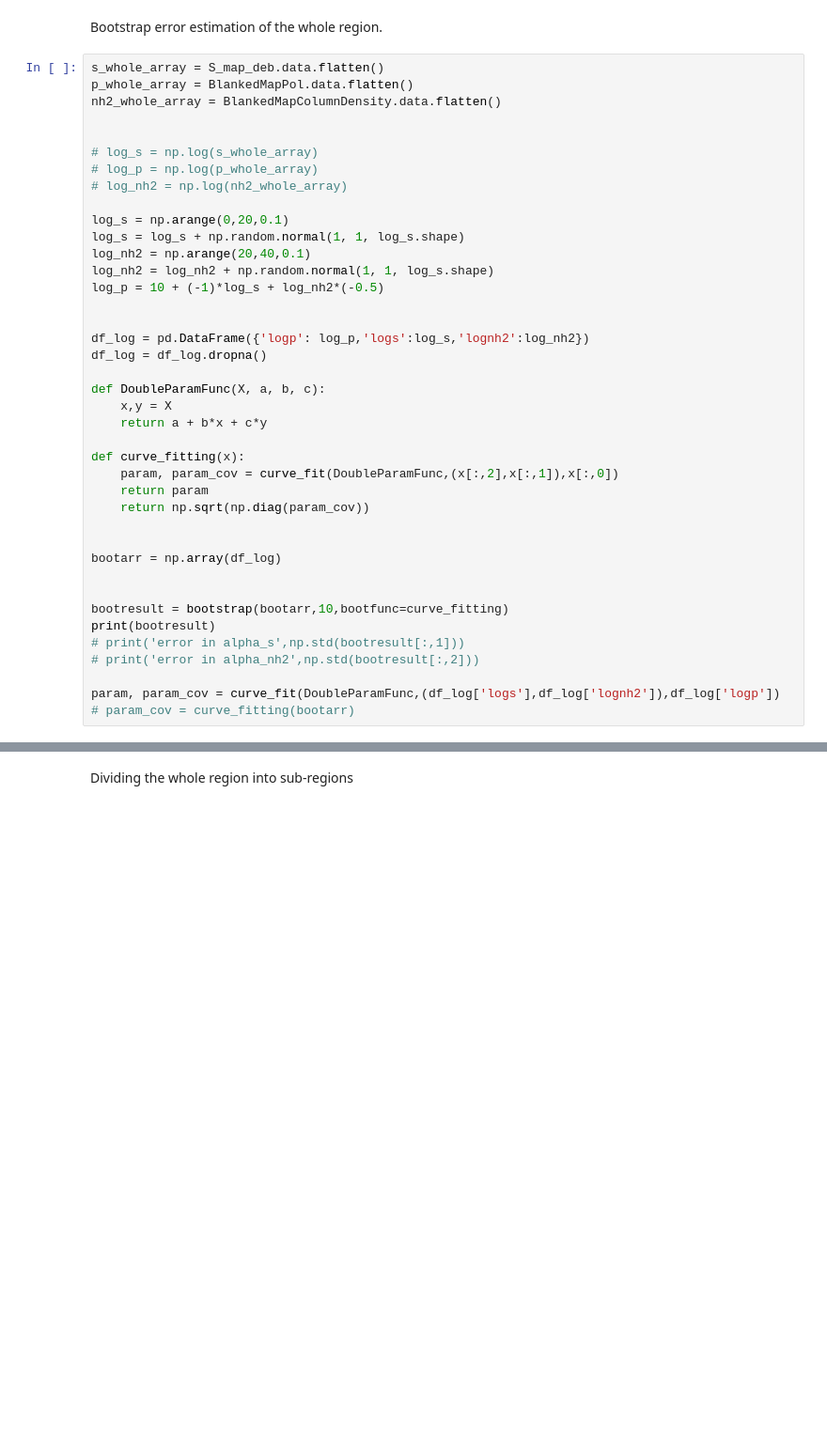
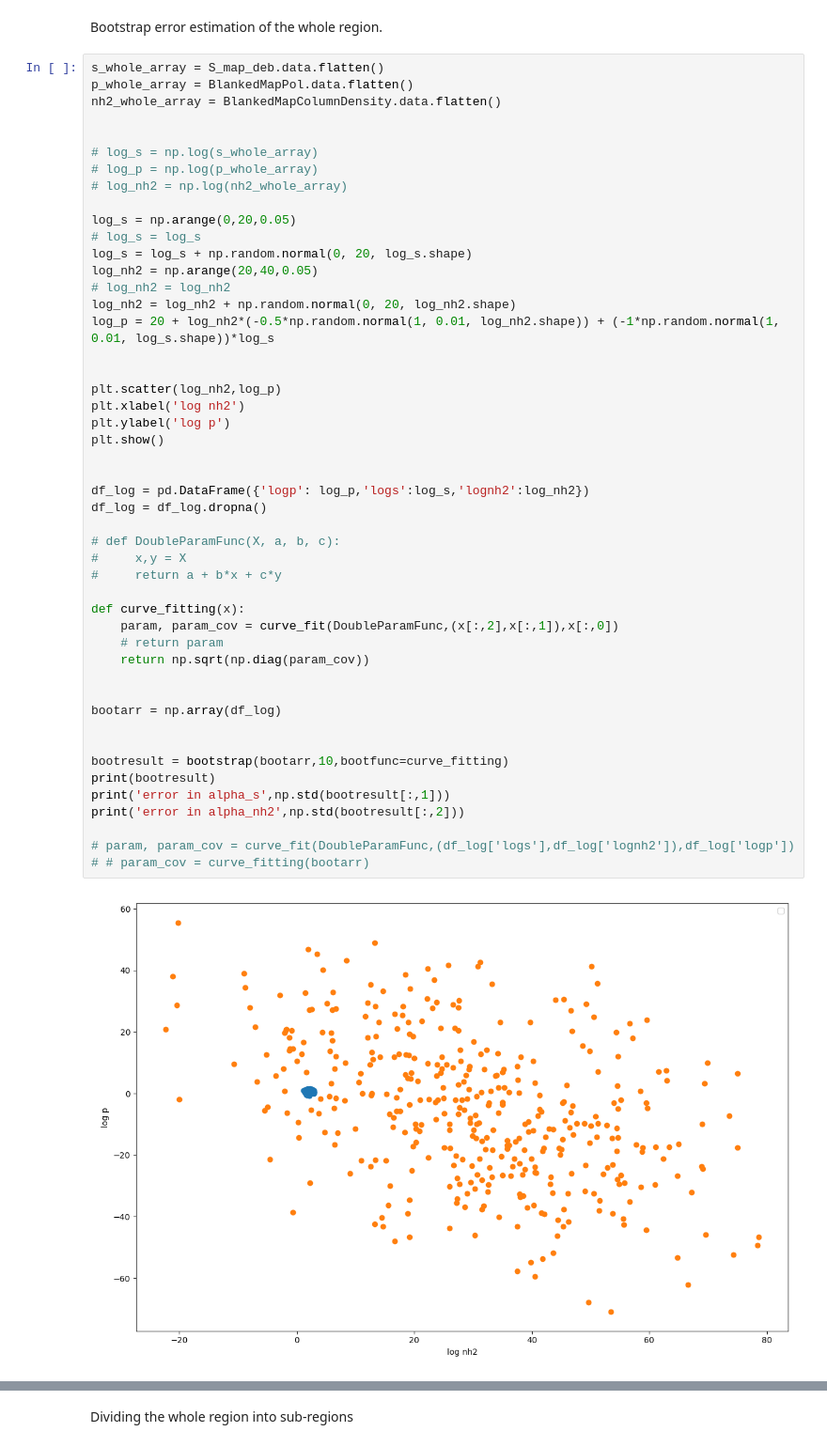
Before and after one commit to Siddharth3-14/Internship-MIT, a Jupyter notebook: dr21_analysis.ipynb, the cells around one changed output, grey strips where cells are left out. Shown at 94% size. Cells and saved outputs as stored; diff of their text form; blank space fills up the shorter version.

```diff
--- a/dr21_analysis.ipynb
+++ b/dr21_analysis.ipynb
@@ -351,41 +476,50 @@ Bootstrap error estimation of the whole region.
 # %%
 s_whole_array = S_map_deb.data.flatten()
 p_whole_array = BlankedMapPol.data.flatten()
 nh2_whole_array = BlankedMapColumnDensity.data.flatten()
 
 
 # log_s = np.log(s_whole_array)
 # log_p = np.log(p_whole_array)
 # log_nh2 = np.log(nh2_whole_array)
 
-log_s = np.arange(0,20,0.1)
-log_s = log_s + np.random.normal(1, 1, log_s.shape)
-log_nh2 = np.arange(20,40,0.1)
-log_nh2 = log_nh2 + np.random.normal(1, 1, log_s.shape)
-log_p = 10 + (-1)*log_s + log_nh2*(-0.5)
+log_s = np.arange(0,20,0.05)
+# log_s = log_s
+log_s = log_s + np.random.normal(0, 20, log_s.shape)
+log_nh2 = np.arange(20,40,0.05)
+# log_nh2 = log_nh2
+log_nh2 = log_nh2 + np.random.normal(0, 20, log_nh2.shape)
+log_p = 20 + log_nh2*(-0.5*np.random.normal(1, 0.01, log_nh2.shape)) + (-1*np.random.normal(1, 0.01, log_s.shape))*log_s
+
+
+plt.scatter(log_nh2,log_p)
+plt.xlabel('log nh2')
+plt.ylabel('log p')
+plt.show()
 
 
 df_log = pd.DataFrame({'logp': log_p,'logs':log_s,'lognh2':log_nh2})
 df_log = df_log.dropna()
 
-def DoubleParamFunc(X, a, b, c):
-    x,y = X
-    return a + b*x + c*y
+# def DoubleParamFunc(X, a, b, c):
+#     x,y = X
+#     return a + b*x + c*y
 
 def curve_fitting(x):
     param, param_cov = curve_fit(DoubleParamFunc,(x[:,2],x[:,1]),x[:,0])
-    return param
+    # return param
     return np.sqrt(np.diag(param_cov))
 
 
 bootarr = np.array(df_log)
 
 
 bootresult = bootstrap(bootarr,10,bootfunc=curve_fitting)
 print(bootresult)
-# print('error in alpha_s',np.std(bootresult[:,1]))
-# print('error in alpha_nh2',np.std(bootresult[:,2]))
+print('error in alpha_s',np.std(bootresult[:,1]))
+print('error in alpha_nh2',np.std(bootresult[:,2]))
 
-param, param_cov = curve_fit(DoubleParamFunc,(df_log['logs'],df_log['lognh2']),df_log['logp'])
-# param_cov = curve_fitting(bootarr)
+# param, param_cov = curve_fit(DoubleParamFunc,(df_log['logs'],df_log['lognh2']),df_log['logp'])
+# # param_cov = curve_fitting(bootarr)
 # %% [output]
+[figure, added]
```
Also changed, not shown: parts of 16 cells of this notebook, 2 other files.
